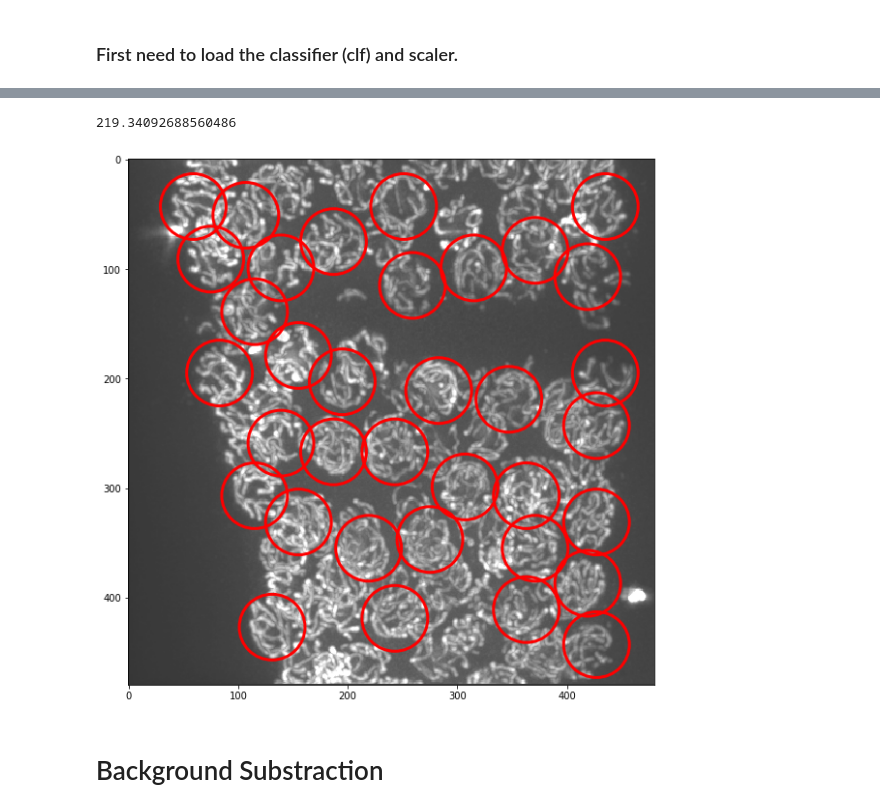
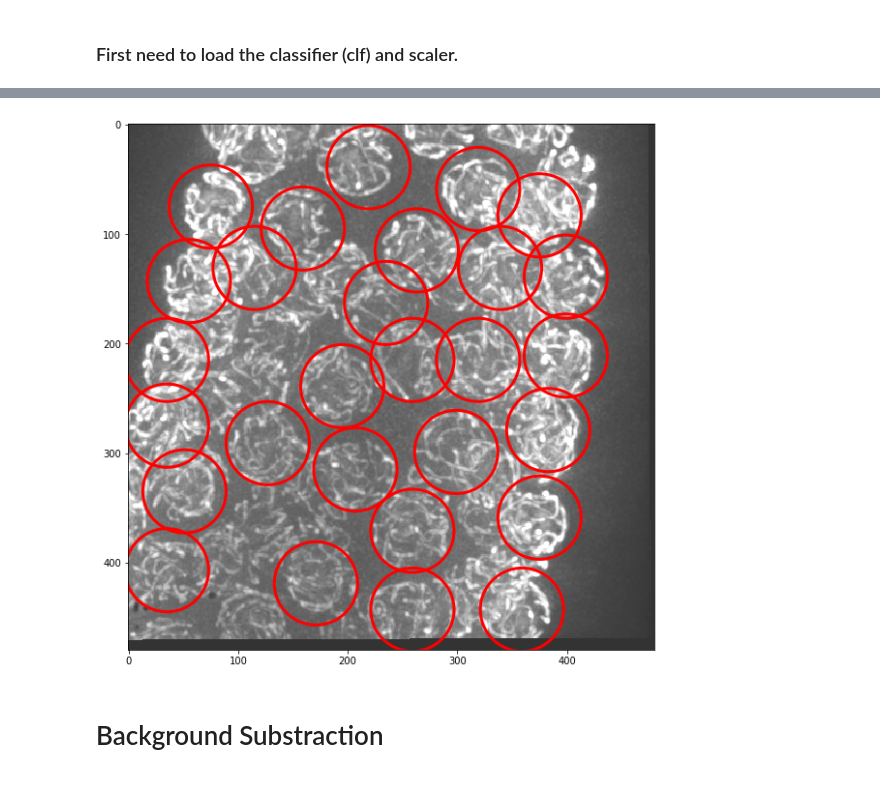
Before and after one commit to bioimage-analysis/Chloe_Chromosome_detection, a Jupyter notebook: notebook/analysis_data_Chloe.ipynb, the cells around one changed output, grey strips where cells are left out. Saved outputs shown, nothing was run; the diff lists cells and outputs as text; code cells hidden in the pictures.

```diff
--- a/notebook/analysis_data_Chloe.ipynb
+++ b/notebook/analysis_data_Chloe.ipynb
@@ -107,0 +246,4 @@ scaler = joblib.load("/Users/Espenel/Desktop/Mini-Grant-Image-analysis/2018/Chlo
+# %%
+patch_proba_empty = np.zeros((z, mm, nn))
+# %%
+patch_proba_empty[::2,::4,::4] = array_proba
@@ -108,20 +296,20 @@ scaler = joblib.load("/Users/Espenel/Desktop/Mini-Grant-Image-analysis/2018/Chlo
 # %%
 tp_1 = time.time()
-result = search.rolling_window(img, clf, scaler)
+result = search.rolling_window(img, clf, scaler, stepSize=4, Zstep =2)
 tp_2 = time.time()
 print(tp_2-tp_1)
-# %% [output]
-219.34092688560486
+# %%
+result = np.copy(patch_proba_empty)
 # %%
-bbox_ML = search.non_max_suppression(result, probaThresh=0.1, overlapThresh=0.3)
+bbox_ML = search.non_max_suppression(result, probaThresh=0.8, overlapThresh=0.2)
 # %%
 fig, ax = plt.subplots(1, 1, figsize=(10, 10))
-ax.imshow(np.amax(img,axis=0), vmax=img.max()/5, alpha = 0.8)
+ax.imshow(np.amax(img,axis=0), vmax=img.max()/2, alpha = 0.8)
 for coord in bbox_ML:
-    circles1 = patches.Circle((coord[0]+35,coord[1]+35),30, linewidth=3,edgecolor='r',facecolor='none')
+    circles1 = patches.Circle((coord[0]+35,coord[1]+35),38, linewidth=3,edgecolor='r',facecolor='none')
     ax.add_patch(circles1)
 # %% [output]
-[figure, old version]
+[figure, new version]
 # %% [markdown]
 # Background Substraction
 # %%
```
Also changed, not shown: parts of 95 cells of this notebook, 6 other files.
